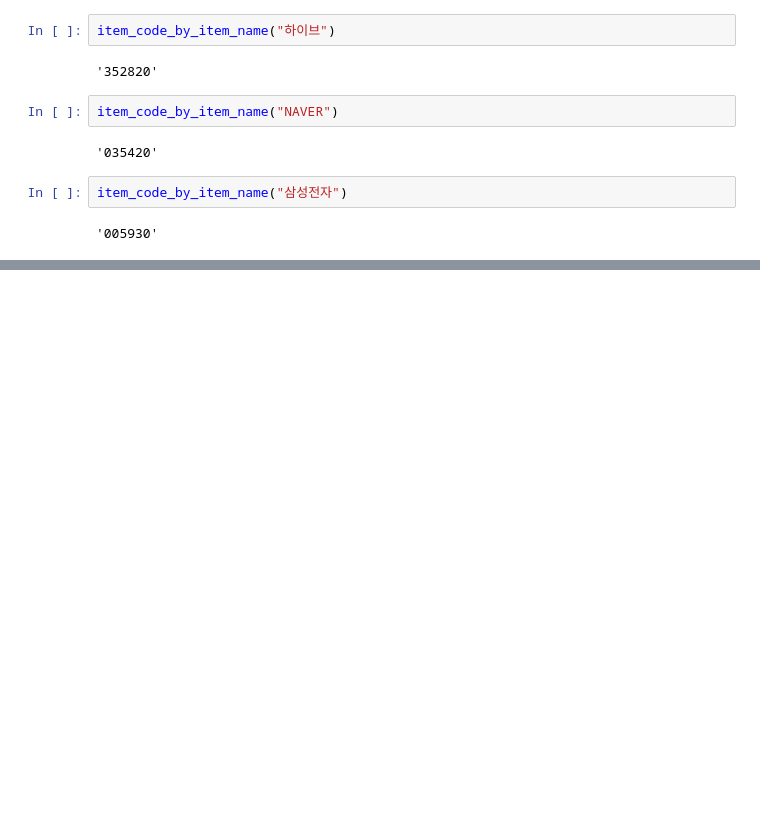
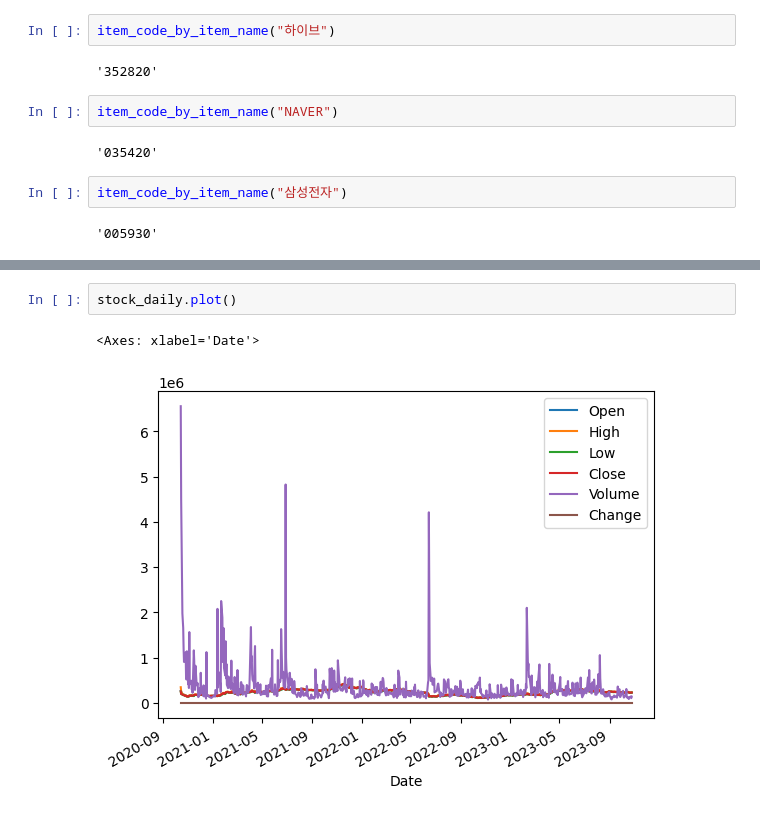
Before and after one commit to won195/TIL, a Jupyter notebook: KRX_한국_거래소_전체_주식_종목_리스트_이거_하나면_코드_한_줄로_수집_가능하다?!_FinanceDataReader.ipynb, the cells around one changed output, grey strips where cells are left out. Drawn from its saved outputs; the diff is of its cells as text; blank space fills up the shorter version.

```diff
--- a/KRX_한국_거래소_전체_주식_종목_리스트_이거_하나면_코드_한_줄로_수집_가능하다?!_FinanceDataReader.ipynb
+++ b/KRX_한국_거래소_전체_주식_종목_리스트_이거_하나면_코드_한_줄로_수집_가능하다?!_FinanceDataReader.ipynb
@@ -117,0 +176,5 @@ item_code_by_item_name("삼성전자")
+# %%
+stock_daily.plot()
+# %% [output]
+<Axes: xlabel='Date'>
+[figure, added]
```
Also changed, not shown: parts of 16 cells of this notebook.
